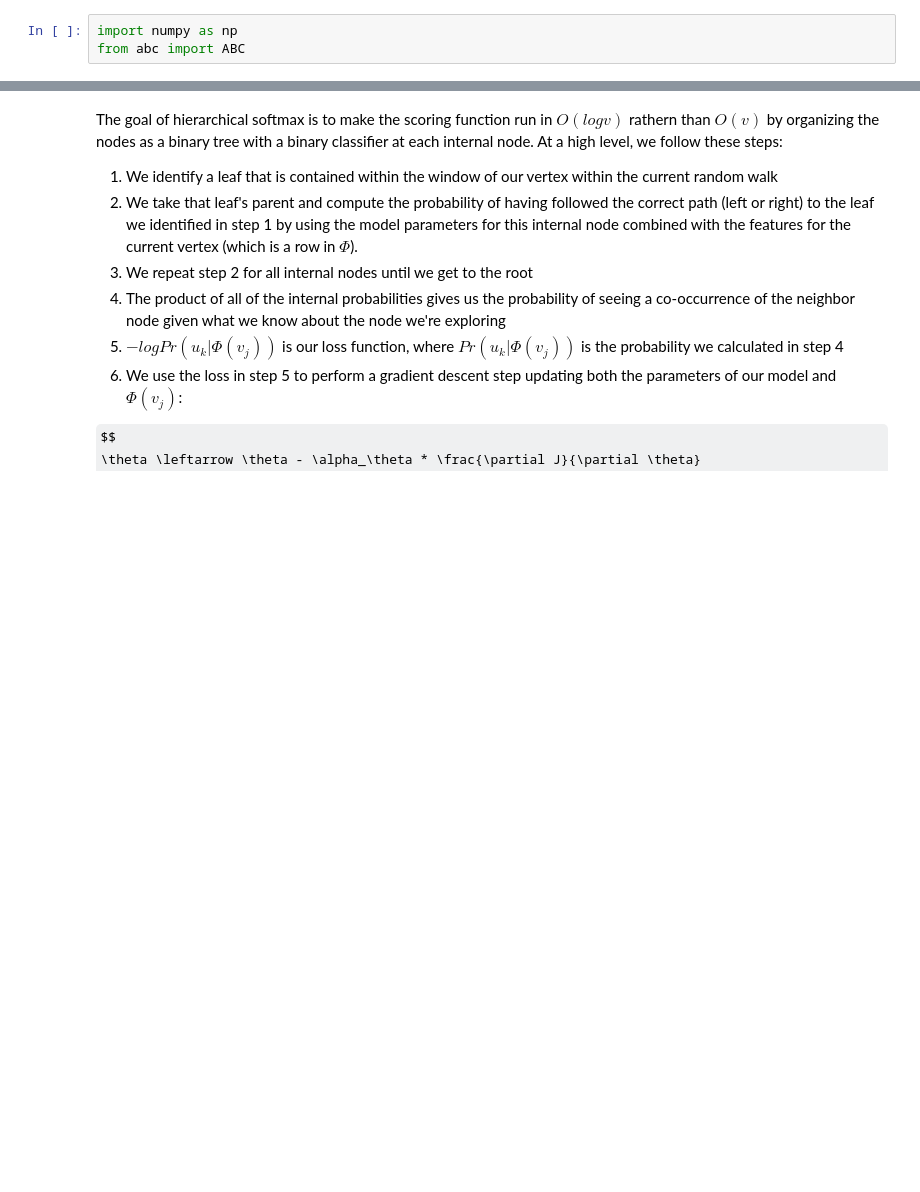
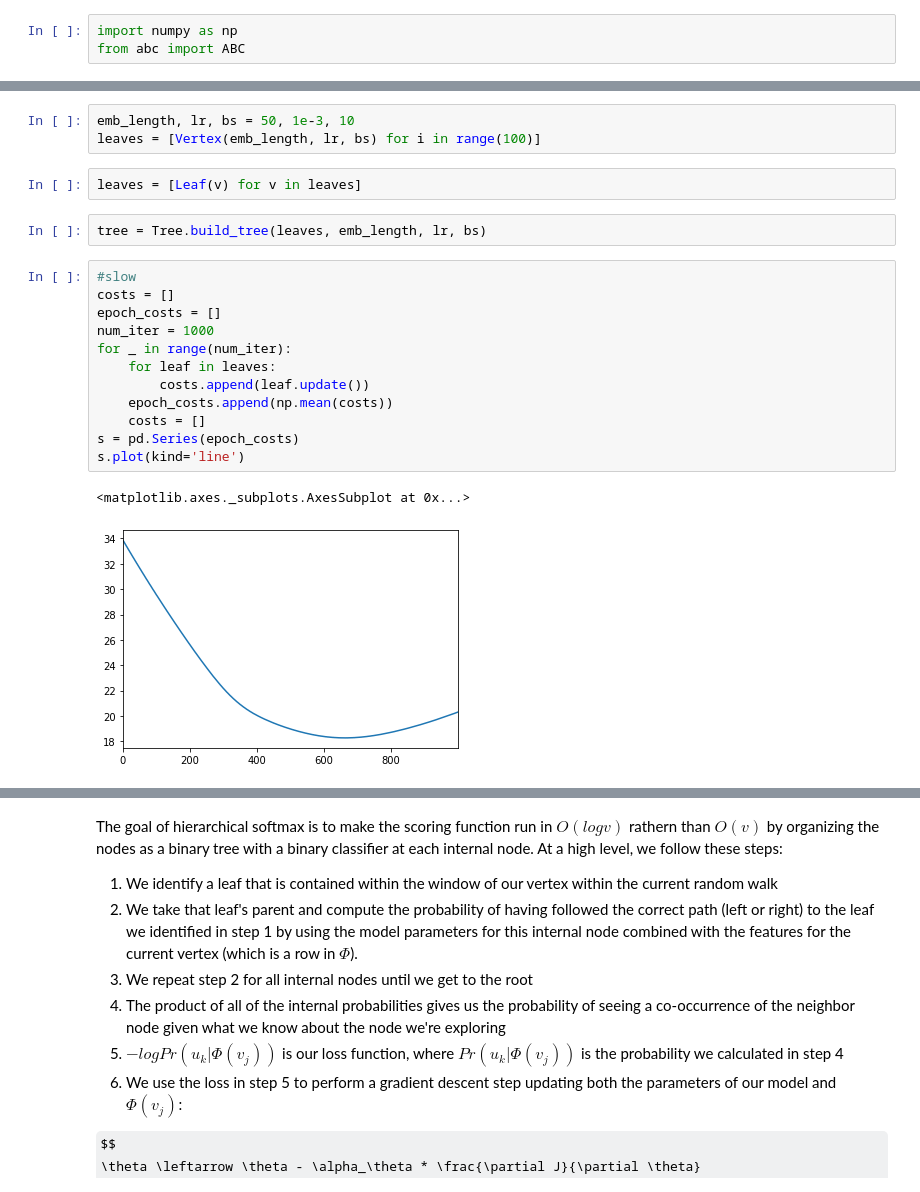
Before and after one commit to rforgione/deepwalk, a Jupyter notebook: nbs/deepwalk.ipynb, the cells around one changed output, grey strips where cells are left out. Drawn from its saved outputs; the diff is of its cells as text; some formulas as TeX source; blank space fills up the shorter version.

```diff
--- a/nbs/deepwalk.ipynb
+++ b/nbs/deepwalk.ipynb
@@ -102,0 +229,22 @@ class Leaf(Tree):
+# %%
+emb_length, lr, bs = 50, 1e-3, 10
+leaves = [Vertex(emb_length, lr, bs) for i in range(100)]
+# %%
+leaves = [Leaf(v) for v in leaves]
+# %%
+tree = Tree.build_tree(leaves, emb_length, lr, bs)
+# %%
+#slow
+costs = []
+epoch_costs = []
+num_iter = 1000
+for _ in range(num_iter):
+    for leaf in leaves:
+        costs.append(leaf.update())
+    epoch_costs.append(np.mean(costs))
+    costs = []
+s = pd.Series(epoch_costs)
+s.plot(kind='line')
+# %% [output]
+<matplotlib.axes._subplots.AxesSubplot at 0x...>
+[figure, added]
```
Also changed, not shown: parts of 29 cells of this notebook, 1 other file.
